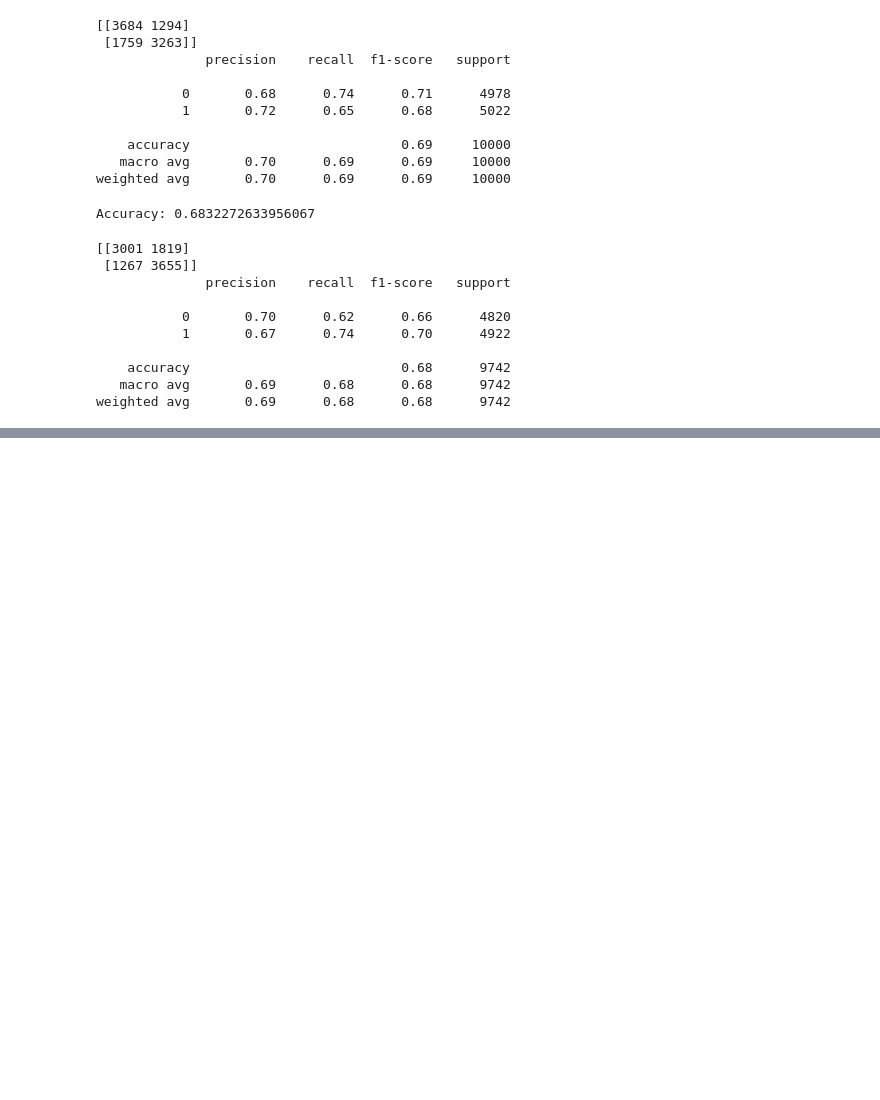
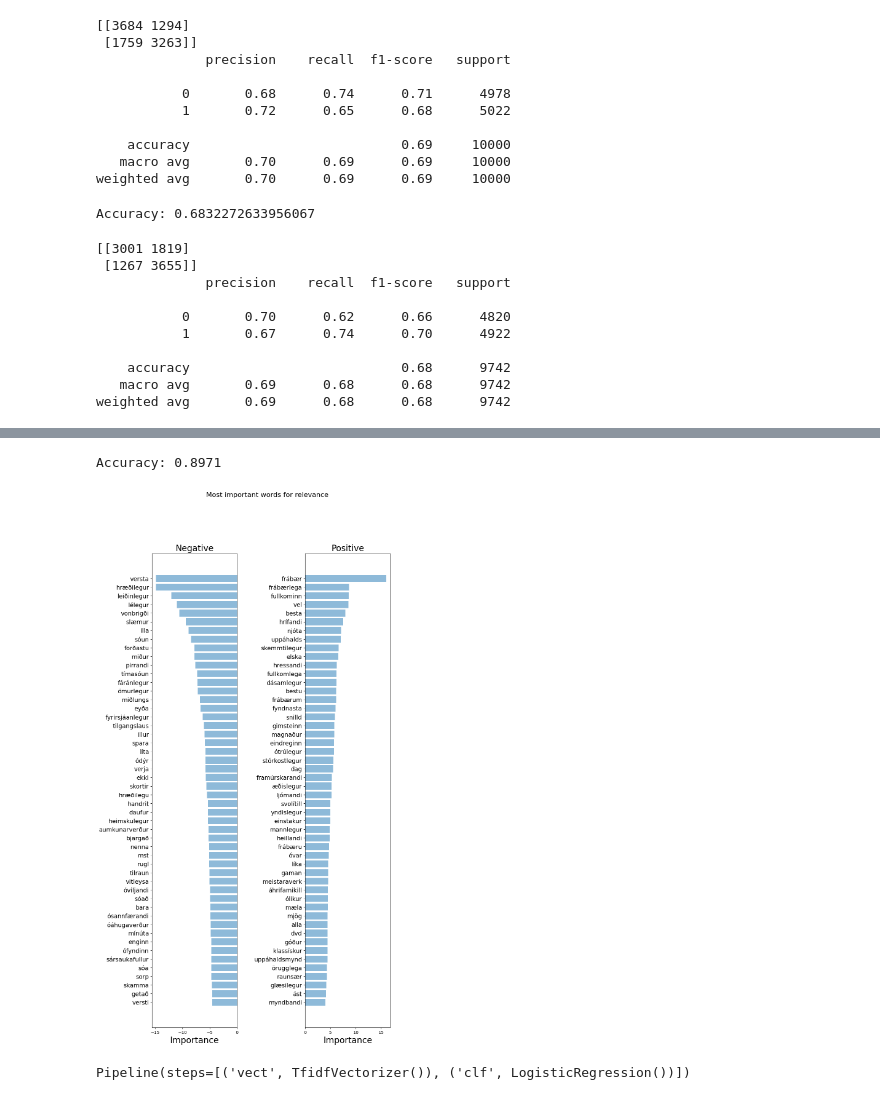
Before and after one commit to cadia-lvl/sentiment-analysis, a Jupyter notebook: src/logistic-regression.ipynb, the cells around one changed output, grey strips where cells are left out. Saved outputs shown, nothing was run; the diff lists cells and outputs as text; code cells hidden in the pictures; blank space fills up the shorter version.

```diff
--- a/src/logistic-regression.ipynb
+++ b/src/logistic-regression.ipynb
@@ -288,0 +432,54 @@ Sentiment: negative
+# %%
+reviews = imdb_google["review"].values
+sentiments = imdb_google["sentiment"].values
+sentiments = np.where(sentiments == "positive", 1, 0)
+file_path = "../all_stop_words.txt"
+
+# reviews
+# freqs = build_freqs(reviews, sentiments)
+
+# X = np.zeros((len(reviews), 3))
+
+# for i in range(len(reviews)):
+#     X[i, :] = extract_features(reviews[i], freqs)
+
+X_train, X_test, y_train, y_test = train_test_split(
+    reviews, sentiments, test_size=0.2, random_state=42
+)
+from sklearn.feature_extraction.text import TfidfVectorizer
+vectorizer = TfidfVectorizer()
+X_train_counts = vectorizer.fit_transform(X_train)
+X_test_counts = vectorizer.transform(X_test)
+
+model = LogisticRegression(C=10.0, class_weight='balanced', solver='liblinear',
+                         multi_class='ovr')
+model.fit(X_train_counts, y_train)
+y_pred = model.predict(X_test_counts)
+
+print("Accuracy: {}".format(accuracy_score(y_test, y_pred)))
+# %% [output]
+Accuracy: 0.8971
+# %%
+
+
+importance_tfidf = get_most_important_features(vectorizer, model, 50)
+top_scores = [a[0] for a in importance_tfidf[0]['tops']]
+top_words = [a[1] for a in importance_tfidf[0]['tops']]
+bottom_scores = [a[0] for a in importance_tfidf[0]['bottom']]
+bottom_words = [a[1] for a in importance_tfidf[0]['bottom']]
+
+plot_important_words(top_scores, top_words, bottom_scores, bottom_words, "Most important words for relevance")
+# %% [output]
+[figure, added]
+# %%
+from sklearn.pipeline import Pipeline
+
+pipeline = Pipeline(
+    [
+        ("vect", TfidfVectorizer()),
+        ("clf", LogisticRegression()),
+    ]
+)
+pipeline
+# %% [output]
+Pipeline(steps=[('vect', TfidfVectorizer()), ('clf', LogisticRegression())])
```
Also changed, not shown: parts of 27 cells of this notebook.
